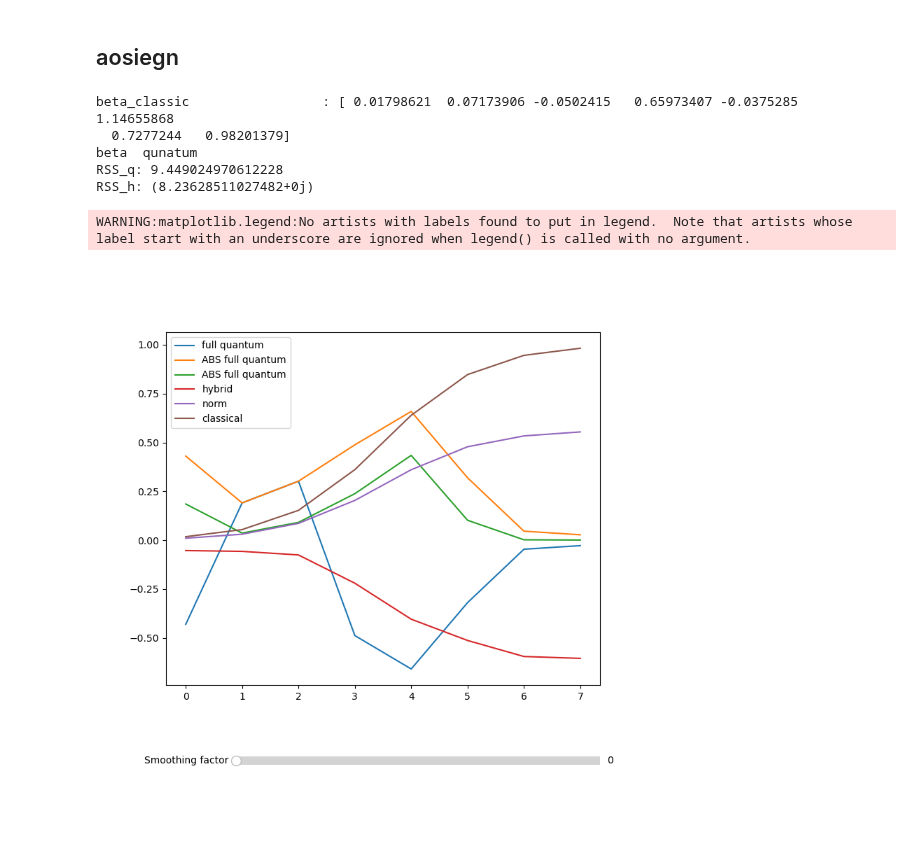
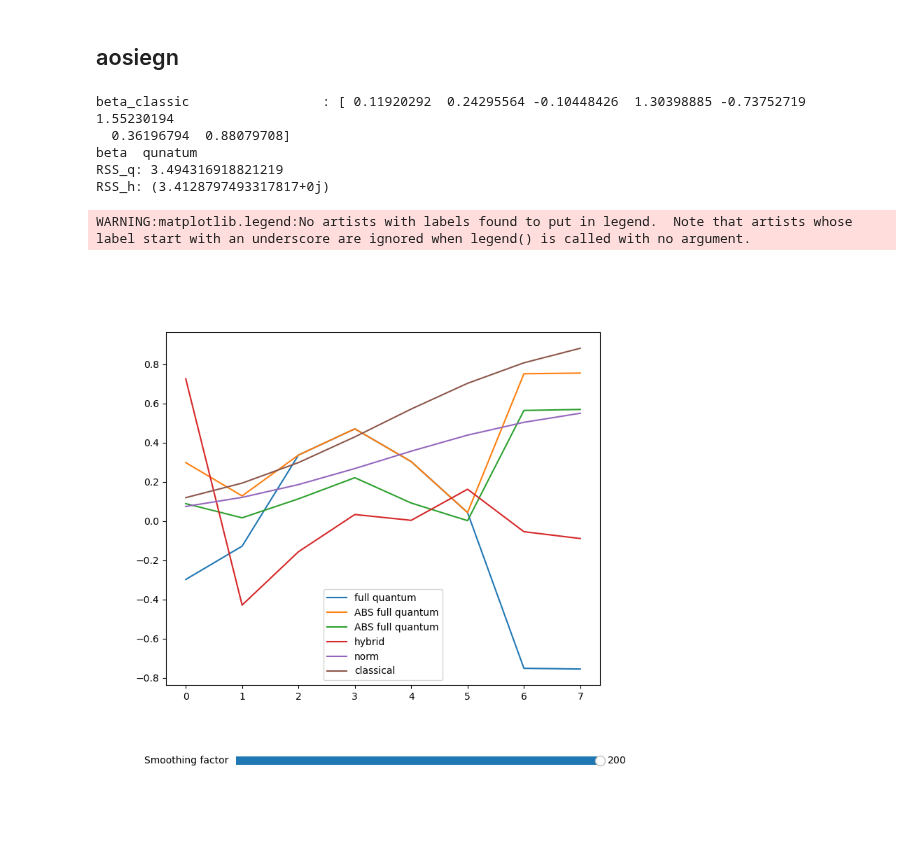
Before and after one commit to inajetovic/Variational-Quantum-Splines, a Jupyter notebook: test.ipynb, the cells around one changed output. Drawn from its saved outputs; the diff is of its cells as text; code cells hidden in the pictures.

```diff
--- a/test.ipynb
+++ b/test.ipynb
@@ -5,7 +5,7 @@ lower = 0.
 upper = 1.
 n_step = 8
 f_i = 0.0
-MAX_ITER = 15
+MAX_ITER = 200
 
 nq=3
 # K = 2^n = dim(T)-2
@@ -15,8 +15,9 @@ nq=3
 
 scaled=False
 
-label = 'sigmoid'
-func = sigmoid_t
+label = 'tanh'
+func_out = {'sigmoid': sigmoid_t,'tanh': tanh_t,'elu': elu_t, 'relu': relu_t, 'sin':sin_m}
+func = func_out[label]
 
 
 x = np.arange(lower, upper + .03, (upper-lower)/n_step).tolist()
@@ -129,11 +131,11 @@ rss_hybr = np.sum(np.square(np.array(y_c) - np.array(y_q)))
 print('RSS_q:',rss_full)
 print('RSS_h:',rss_hybr)
 # %% [output]
-beta_classic                 : [ 0.01798621  0.07173906 -0.0502415   0.65973407 -0.0375285   1.14655868
-  0.7277244   0.98201379]
+beta_classic                 : [ 0.11920292  0.24295564 -0.10448426  1.30398885 -0.73752719  1.55230194
+  0.36196794  0.88079708]
 beta  qunatum
-RSS_q: 9.449024970612228
-RSS_h: (8.23628511027482+0j)
+RSS_q: 3.494316918821219
+RSS_h: (3.4128797493317817+0j)
 # %%
 np.save(f"in_training_weight_{n_step}_{MAX_ITER}", vqls_circuit.testing_product)
 # %%
@@ -165,35 +167,35 @@ p = ax.plot(range(len(y_fq)),y_fq, label= "full quantum")
 h = ax.plot(range(len(y_fq)),np.abs(y_fq), label= "ABS full quantum")
 b = ax.plot(range(len(y_fq)),np.power(y_fq,2), label= "ABS full quantum")
 
 plt.plot(range(len(y_fq)),y_q,label= "hybrid")
 plt.plot(range(len(y_fq)),v_norm,label= "norm")
 plt.plot(range(len(y_fq)),y_c,label="classical")
 plt.legend()
 
 # Defining the Slider button
 # xposition, yposition, width and height
 ax_slide = plt.axes([0.25, 0.1, 0.65, 0.03])
 
 
 # Properties of the slider
 s_factor = Slider(ax_slide, 'Smoothing factor',
-                0, len(vqls_circuit.testing_product)-1, valinit=0, valstep=1)
+                1, len(vqls_circuit.testing_product)-1, valinit=len(vqls_circuit.testing_product)-1, valstep=1)
 
 # Updating the plot
 def update(val):
     current_v = s_factor.val
     p[0].set_ydata(y_train_fq[current_v])
     h[0].set_ydata(np.abs(y_train_fq[current_v]))
     b[0].set_ydata(np.power(y_train_fq[current_v],2))
     #redrawing the figure
     fig.canvas.draw()
 
 # Calling the function "update" when the value of the slider is changed
 s_factor.on_changed(update)
 plt.show()
 # %% [output]
 WARNING:matplotlib.legend:No artists with labels found to put in legend.  Note that artists whose label start with an underscore are ignored when legend() is called with no argument.
-[figure, old version]
+[figure, new version]
 # %%
 plt.figure(figsize=(10,10))
 plt.plot(range(len(y_fq)),y_q,label= "hybrid")
```
Also changed, not shown: parts of 6 cells of this notebook, 6 other files.
